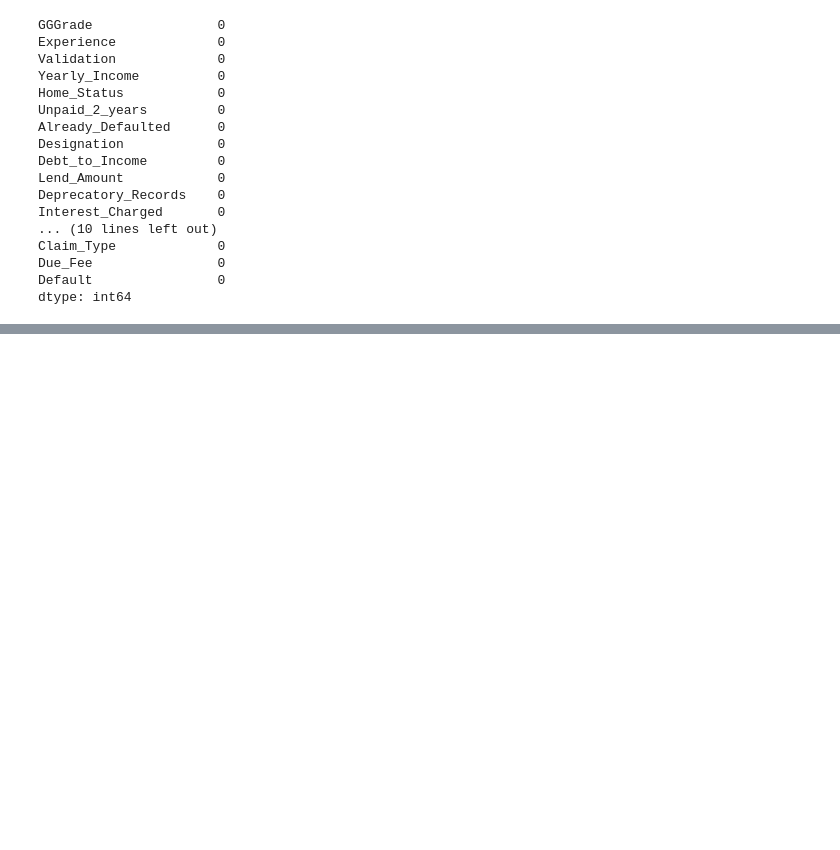
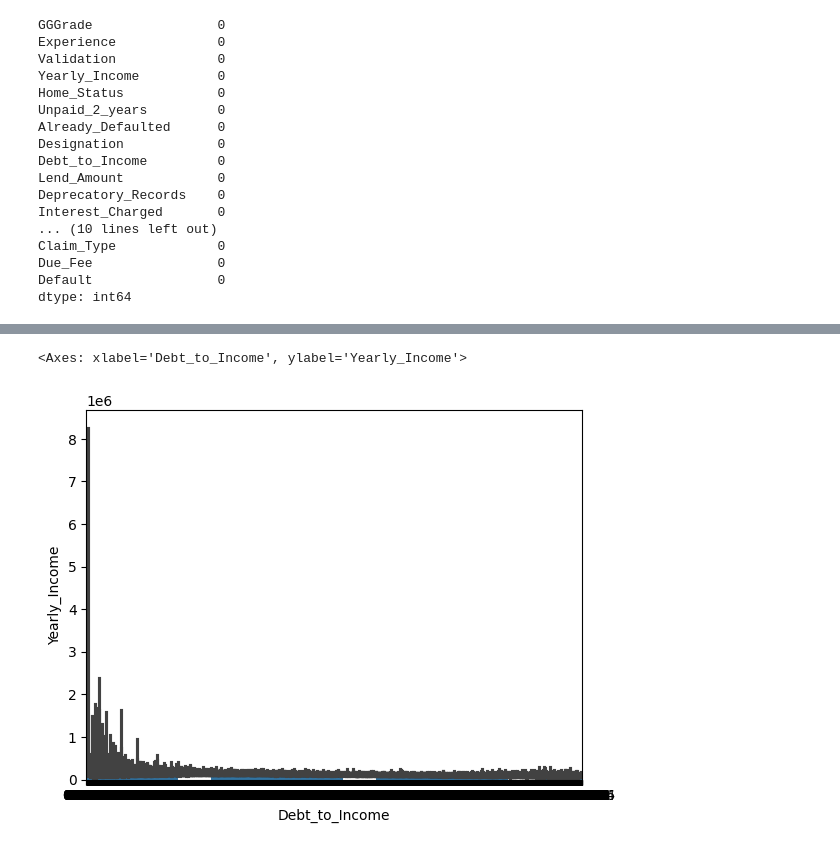
Before and after one commit to pokharel-aayush/data_science, a Jupyter notebook: Data_Train.ipynb, the cells around one changed output, grey strips where cells are left out. Saved outputs shown, nothing was run; the diff lists cells and outputs as text; code cells hidden in the pictures; blank space fills up the shorter version.

```diff
--- a/Data_Train.ipynb
+++ b/Data_Train.ipynb
@@ -221,0 +281,5 @@ dtype: int64
+# %%
+sns.barplot(x='Debt_to_Income', y='Yearly_Income', data=df)
+# %% [output]
+<Axes: xlabel='Debt_to_Income', ylabel='Yearly_Income'>
+[figure, added]
```
Also changed, not shown: parts of 8 cells of this notebook.
